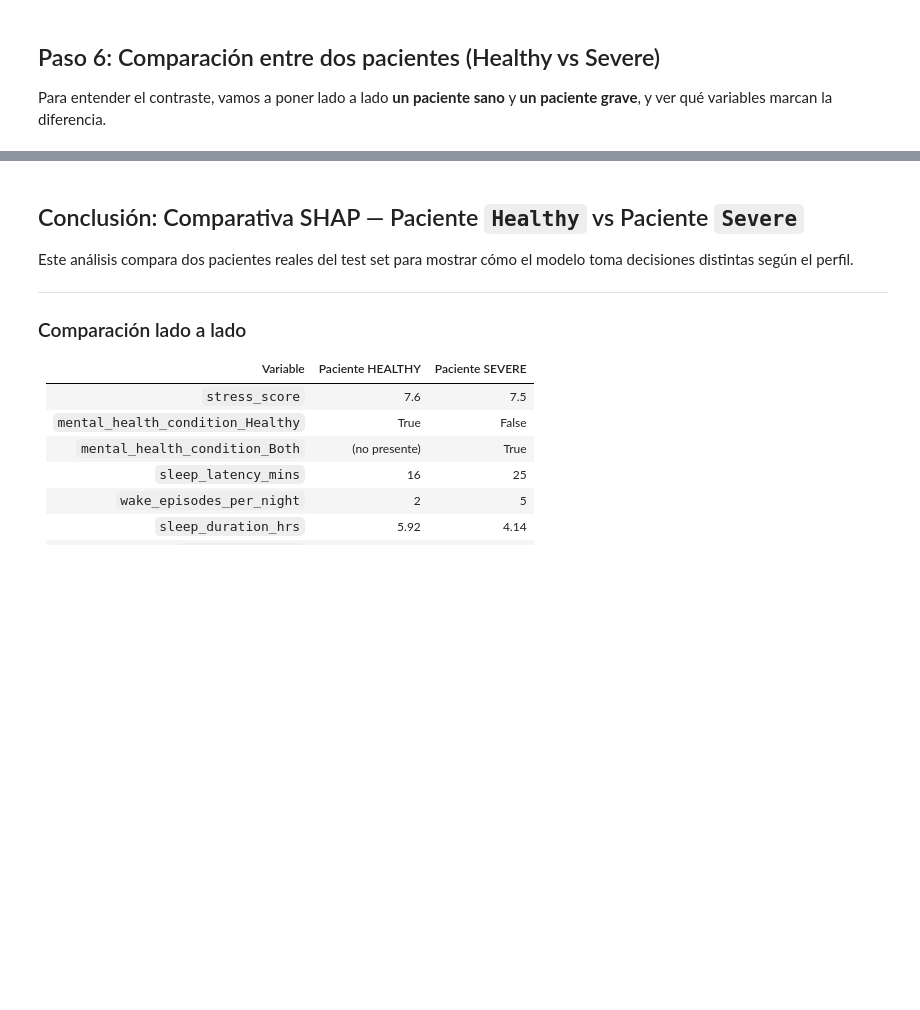
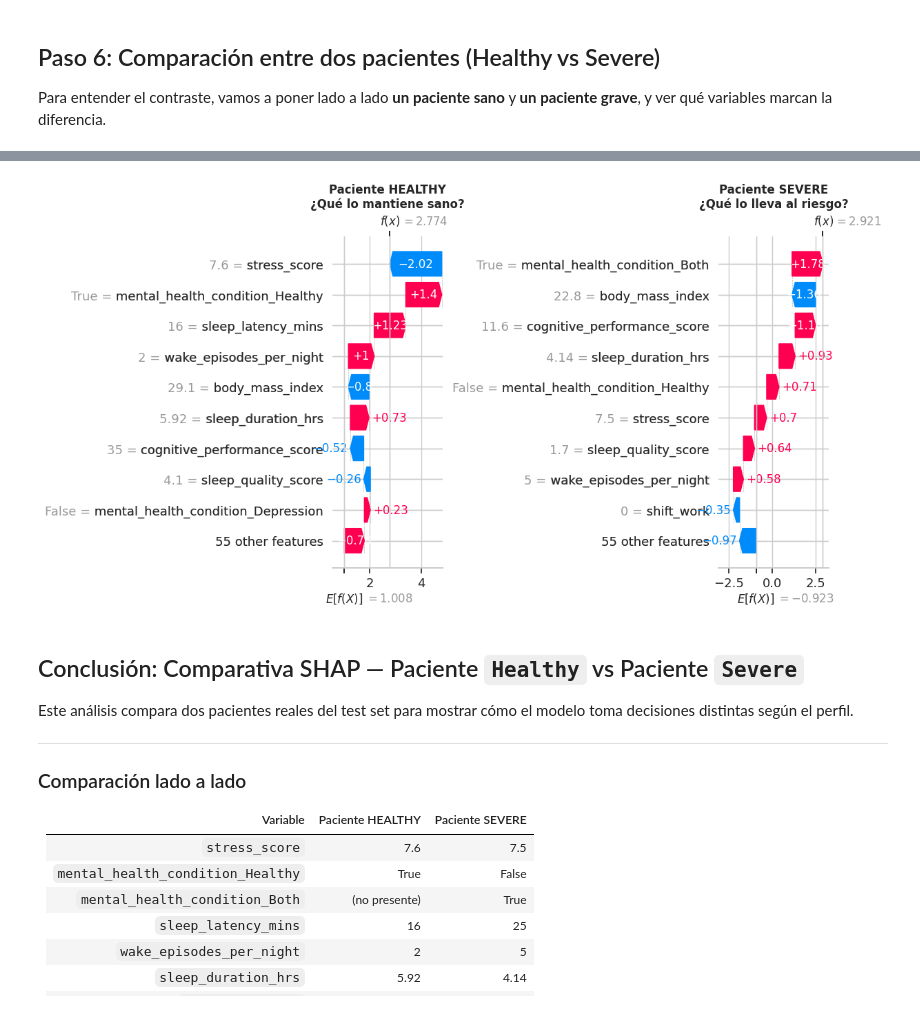
Before and after one commit to R3vival/Intro_Ciencia_De_Datos_Trabajo, a Jupyter notebook: Trabajo_Final_Intro_DC.ipynb, the cells around one changed output, grey strips where cells are left out. Saved outputs shown, nothing was run; the diff lists cells and outputs as text; code cells hidden in the pictures; blank space fills up the shorter version.

```diff
--- a/Trabajo_Final_Intro_DC.ipynb
+++ b/Trabajo_Final_Intro_DC.ipynb
@@ -1995,9 +2137,9 @@ if len(indices_healthy) > 0 and len(indices_severe) > 0:
     idx_healthy = indices_healthy[0]
     idx_severe_pat = indices_severe[0]
 
-    fig, axes = plt.subplots(1, 2, figsize=(18, 7))
+    fig, axes = plt.subplots(1, 2, figsize=(22, 7))
 
-    # --- Paciente HEALTHY ---
+    # Paciente HEALTHY
     idx_healthy_class = list(le.classes_).index('Healthy')
     if isinstance(shap_values, list):
         base_h = explainer.expected_value[idx_healthy_class]
@@ -2013,35 +2155,42 @@ if len(indices_healthy) > 0 and len(indices_severe) > 0:
         feature_names=X_test_shap.columns.tolist()
     )
 
     plt.sca(axes[0])
     shap.plots.waterfall(exp_h, max_display=10, show=False)
     axes[0].set_title('Paciente HEALTHY\n¿Qué lo mantiene sano?',
                       fontsize=12, fontweight='bold')
 
-    # --- Paciente SEVERE ---
+    # Paciente SEVERE
     if isinstance(shap_values, list):
         base_s = explainer.expected_value[idx_severe]
         vals_s = shap_values[idx_severe][idx_severe_pat]
     else:
         base_s = explainer.expected_value[idx_severe] if hasattr(explainer.expected_value, '__len__') else explainer.expected_value
         vals_s = shap_values[idx_severe_pat, :, idx_severe]
 
     exp_s = shap.Explanation(
         values=vals_s,
         base_values=base_s,
         data=X_test_shap.iloc[idx_severe_pat].values,
         feature_names=X_test_shap.columns.tolist()
     )
 
     plt.sca(axes[1])
     shap.plots.waterfall(exp_s, max_display=10, show=False)
     axes[1].set_title('Paciente SEVERE\n¿Qué lo lleva al riesgo?',
                       fontsize=12, fontweight='bold')
 
-    plt.tight_layout()
+    plt.subplots_adjust(
+        left=0.05,
+        right=0.95,
+        top = 0.85,
+        wspace= 2.5
+    )
     plt.show()
 else:
     print('No se encontraron suficientes pacientes de ambas clases en la muestra.')
+# %% [output]
+[figure, added]
 # %% [markdown]
 ## Conclusión: Comparativa SHAP — Paciente `Healthy` vs Paciente `Severe`
 
```
Also changed, not shown: parts of 25 cells of this notebook.
